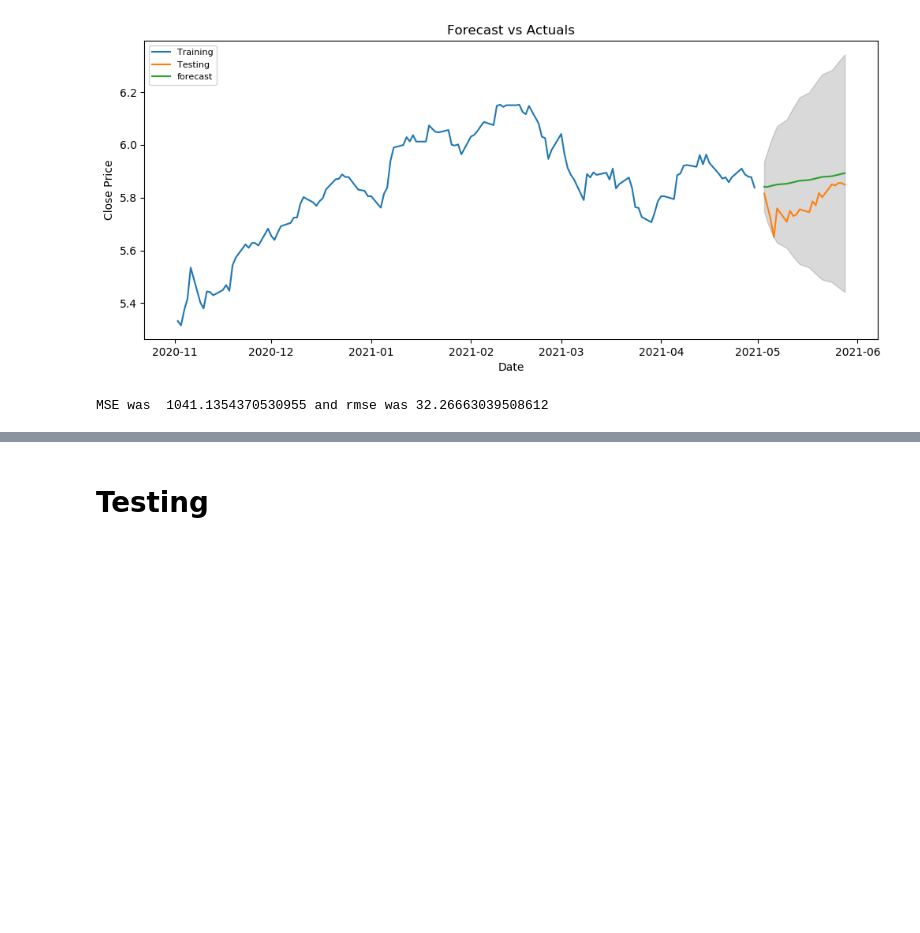
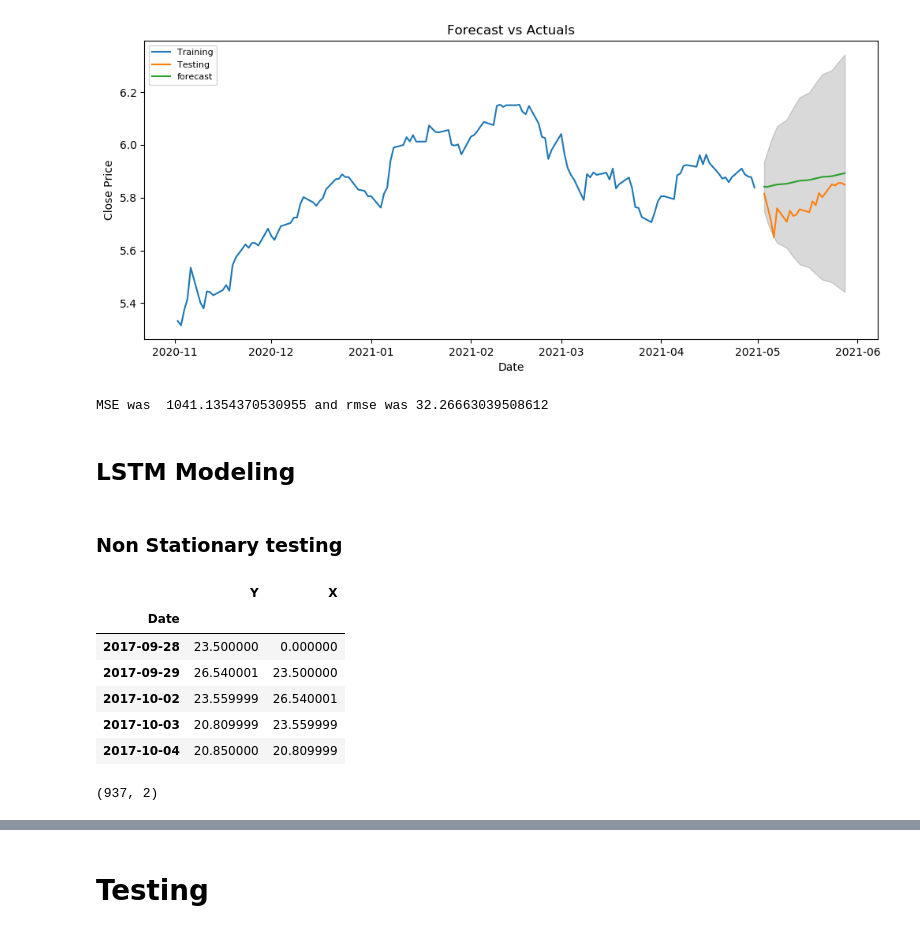
Before and after one commit to stevenkyle2013/Capstone, a Jupyter notebook: Main.ipynb, the cells around one changed output, grey strips where cells are left out. Saved outputs shown, nothing was run; the diff lists cells and outputs as text; code cells hidden in the pictures; blank space fills up the shorter version.

Commit message:
LSTM Modeling has started, creating save just in case.

```diff
--- a/Main.ipynb
+++ b/Main.ipynb
@@ -1252,3 +1135,7 @@ ArimaTestForecast(train=Train['Close_logged'], test=Test['Close_logged'],
 # %% [output]
 [figure]
 MSE was  1041.1354370530955 and rmse was 32.26663039508612
+# %% [markdown]
+## LSTM Modeling
+# %% [markdown]
+### Non Stationary testing
@@ -1254,0 +1151,14 @@ MSE was  1041.1354370530955 and rmse was 32.26663039508612
+# %%
+Supervised_LSTM_Data = pd.DataFrame(Final_df['Close'])
+Supervised_LSTM_Data['Shifted_Close'] = Supervised_LSTM_Data['Close'].shift(1)
+Supervised_LSTM_Data.fillna(0, inplace=True)
+Supervised_LSTM_Data.columns = ['Y','X']
+Supervised_LSTM_Data.head()
+# %% [output]
+|  | Y | X |
+| Date |  |  |
+| 2017-09-28 | 23.500000 | 0.000000 |
+| 2017-09-29 | 26.540001 | 23.500000 |
+| 2017-10-02 | 23.559999 | 26.540001 |
+| 2017-10-03 | 20.809999 | 23.559999 |
+| 2017-10-04 | 20.850000 | 20.809999 |
@@ -1254,0 +1169,4 @@ MSE was  1041.1354370530955 and rmse was 32.26663039508612
+# %%
+train.shape
+# %% [output]
+(937, 2)
```
Also changed, not shown: parts of 35 cells of this notebook.
